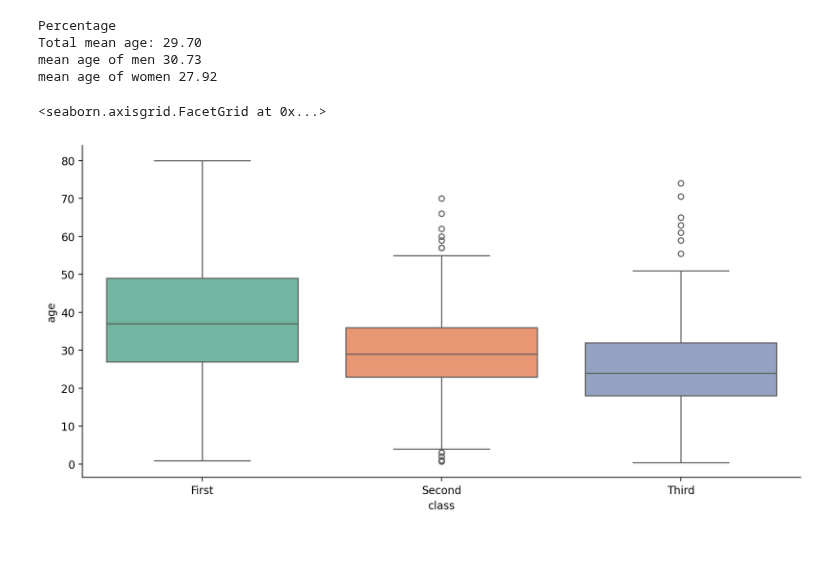
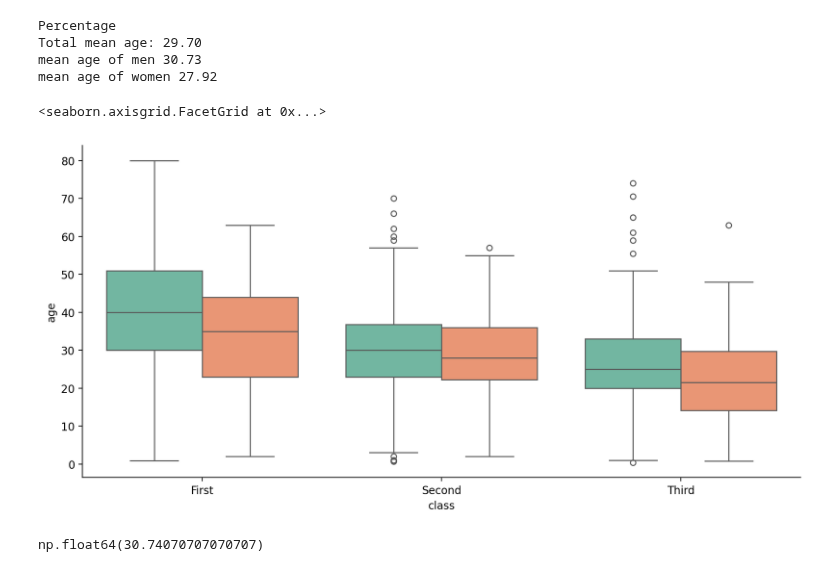
Before and after one commit to arashniroomand/MachineLearning, a Jupyter notebook: Practical_MasterClass/LogisticRegression/LogisitcRegression.ipynb, the cells around one changed output. Drawn from its saved outputs; the diff is of its cells as text; code cells hidden in the pictures.

```diff
--- a/Practical_MasterClass/LogisticRegression/LogisitcRegression.ipynb
+++ b/Practical_MasterClass/LogisticRegression/LogisitcRegression.ipynb
@@ -125,8 +125,8 @@ mean age of men 30.73
 mean age of women 27.92
 # %%
 sns.catplot(data=titanic, x='class', y='age', kind='box',
-            hue='class', legend=False,
+            hue='sex', legend=False,
             height=5, aspect=2, palette='Set2')
 # %% [output]
 <seaborn.axisgrid.FacetGrid at 0x...>
-[figure, old version]
+[figure, new version]
@@ -132,0 +150,4 @@ sns.catplot(data=titanic, x='class', y='age', kind='box',
+# %%
+impute_age(2, 'male')
+# %% [output]
+np.float64(30.74070707070707)
```
Also changed, not shown: parts of 4 cells of this notebook.
